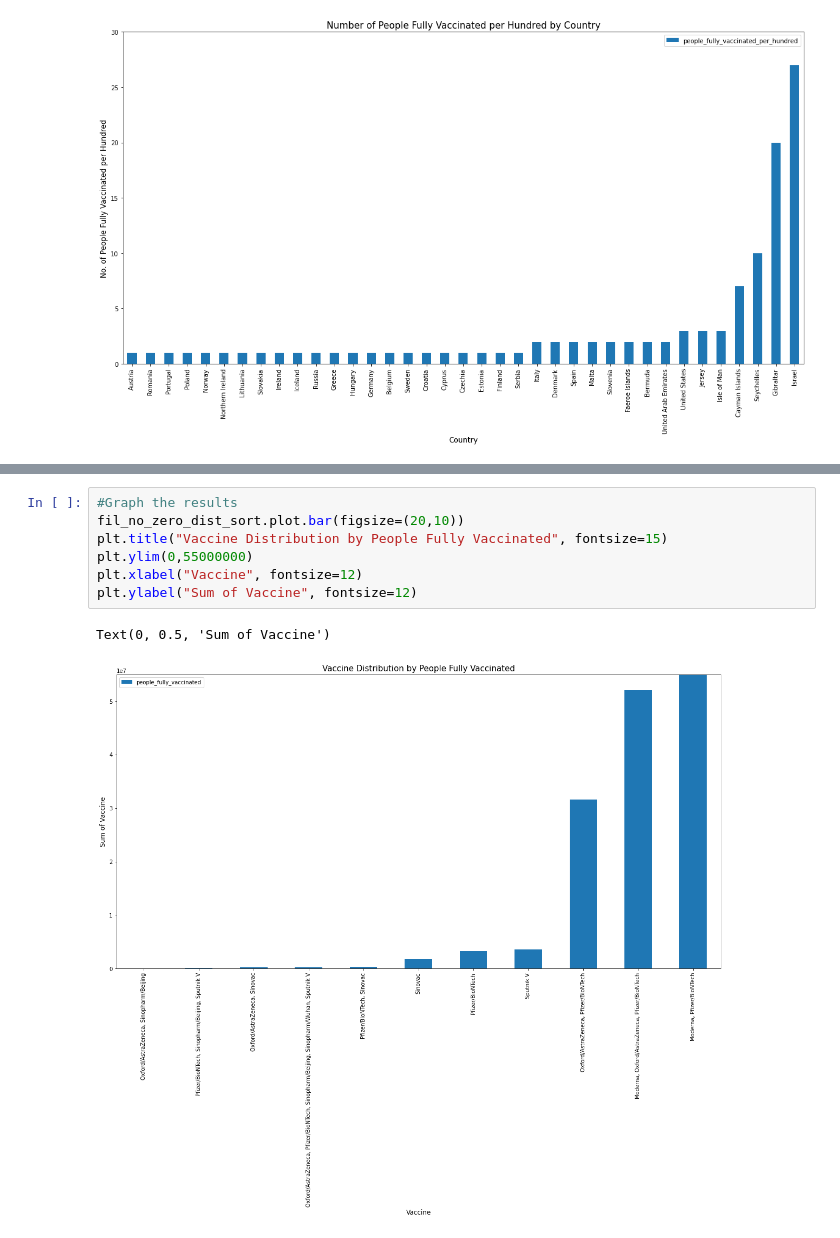
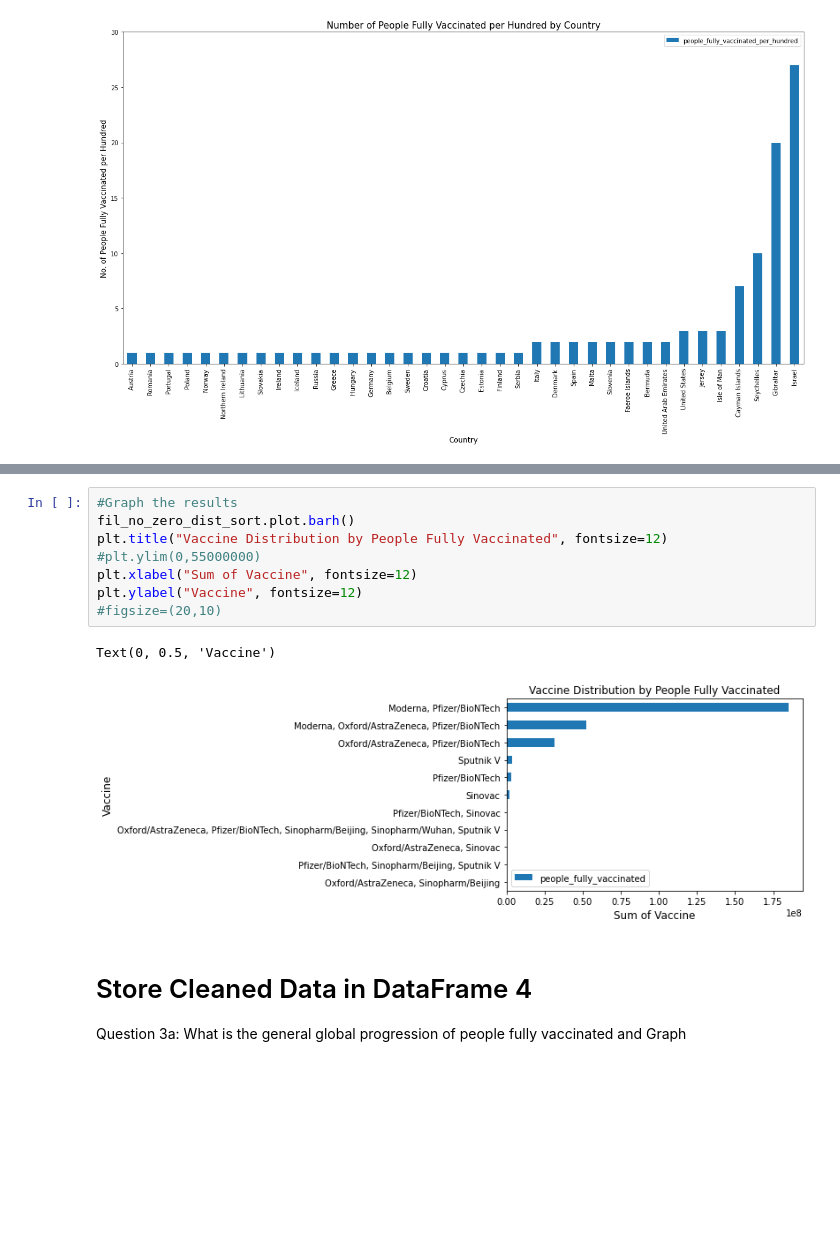
Before and after one commit to mcasiano1/Project-1, a Jupyter notebook: Final Data/final_analysis.ipynb, the cells around one changed output, grey strips where cells are left out. Saved outputs shown, nothing was run; the diff lists cells and outputs as text; blank space fills up the shorter version.

Commit message:
progress push

```diff
--- a/Final Data/final_analysis.ipynb
+++ b/Final Data/final_analysis.ipynb
@@ -181,13 +200,17 @@ fil_no_zero_dist_sort
 | Moderna, Pfizer/BioNTech | 184858866 |
 # %%
 #Graph the results
-fil_no_zero_dist_sort.plot.bar(figsize=(20,10))
-plt.title("Vaccine Distribution by People Fully Vaccinated", fontsize=15)
-plt.ylim(0,55000000)
-plt.xlabel("Vaccine", fontsize=12)
-plt.ylabel("Sum of Vaccine", fontsize=12)
+fil_no_zero_dist_sort.plot.barh()
+plt.title("Vaccine Distribution by People Fully Vaccinated", fontsize=12)
+#plt.ylim(0,55000000)
+plt.xlabel("Sum of Vaccine", fontsize=12)
+plt.ylabel("Vaccine", fontsize=12)
+#figsize=(20,10)
 # %% [output]
-Text(0, 0.5, 'Sum of Vaccine')
+Text(0, 0.5, 'Vaccine')
-[figure, old version]
+[figure, new version]
+# %% [markdown]
+# Store Cleaned Data in DataFrame 4
+Question 3a: What is the general global progression of people fully vaccinated and Graph
 # %%
 #People fully vaccinated counts with date chrono order x axis
```
Also changed, not shown: parts of 10 cells of this notebook.
